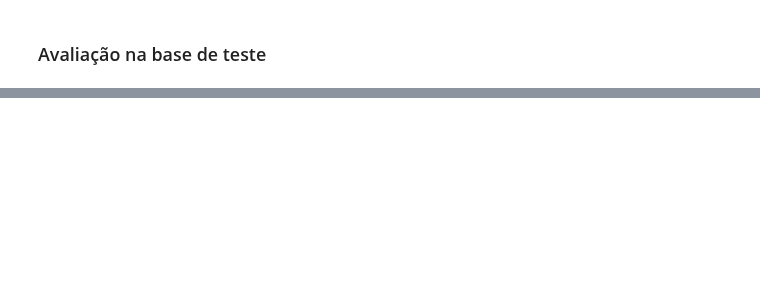
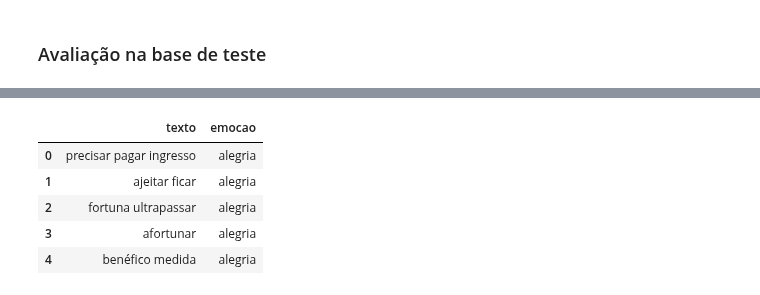
Before and after one commit to WallaceSantana79/CursoMachineLearning, a Jupyter notebook: Classificação_de_Textos_com_spaCy.ipynb, the cells around one changed output, grey strips where cells are left out. Saved outputs shown, nothing was run; the diff lists cells and outputs as text; code cells hidden in the pictures; blank space fills up the shorter version.

```diff
--- a/Classificação_de_Textos_com_spaCy.ipynb
+++ b/Classificação_de_Textos_com_spaCy.ipynb
@@ -349,0 +447,11 @@ previsao.cats
+# %%
+base_dados_teste['texto'] = base_dados_teste['texto'].apply(preprocessamento)
+# %%
+base_dados_teste.head()
+# %% [output]
+|  | texto | emocao |
+| 0 | precisar pagar ingresso | alegria |
+| 1 | ajeitar ficar | alegria |
+| 2 | fortuna ultrapassar | alegria |
+| 3 | afortunar | alegria |
+| 4 | benéfico medida | alegria |
```
Also changed, not shown: parts of 14 cells of this notebook.
